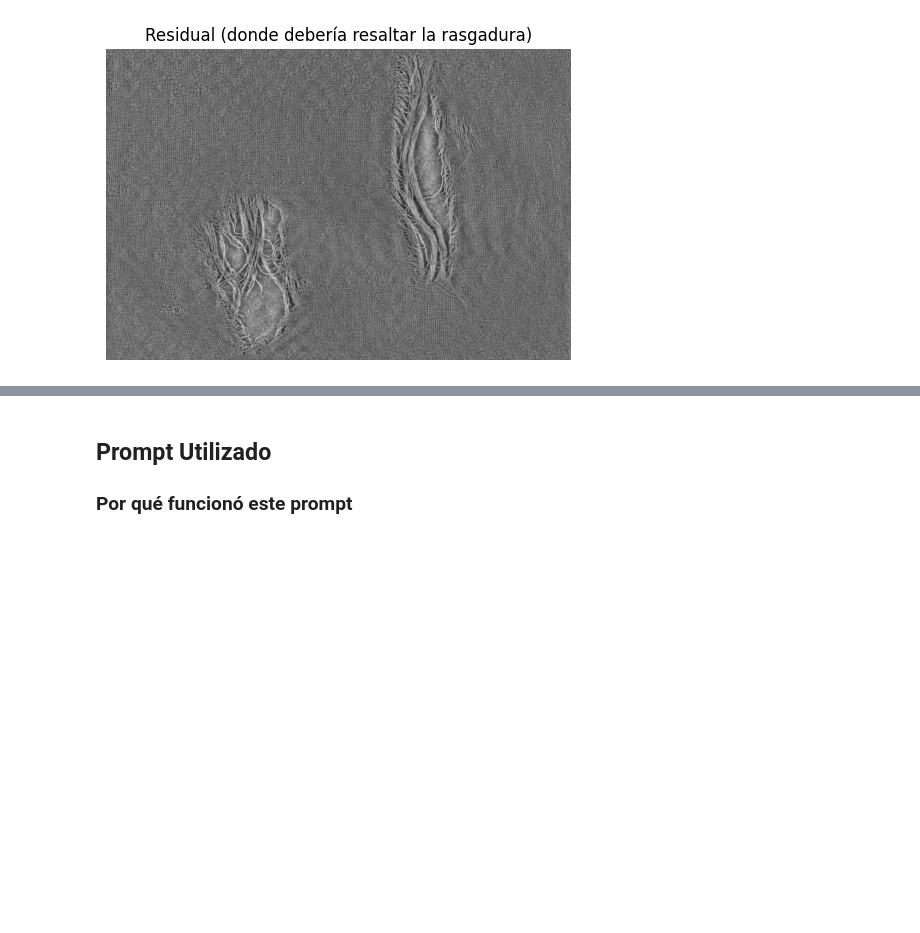
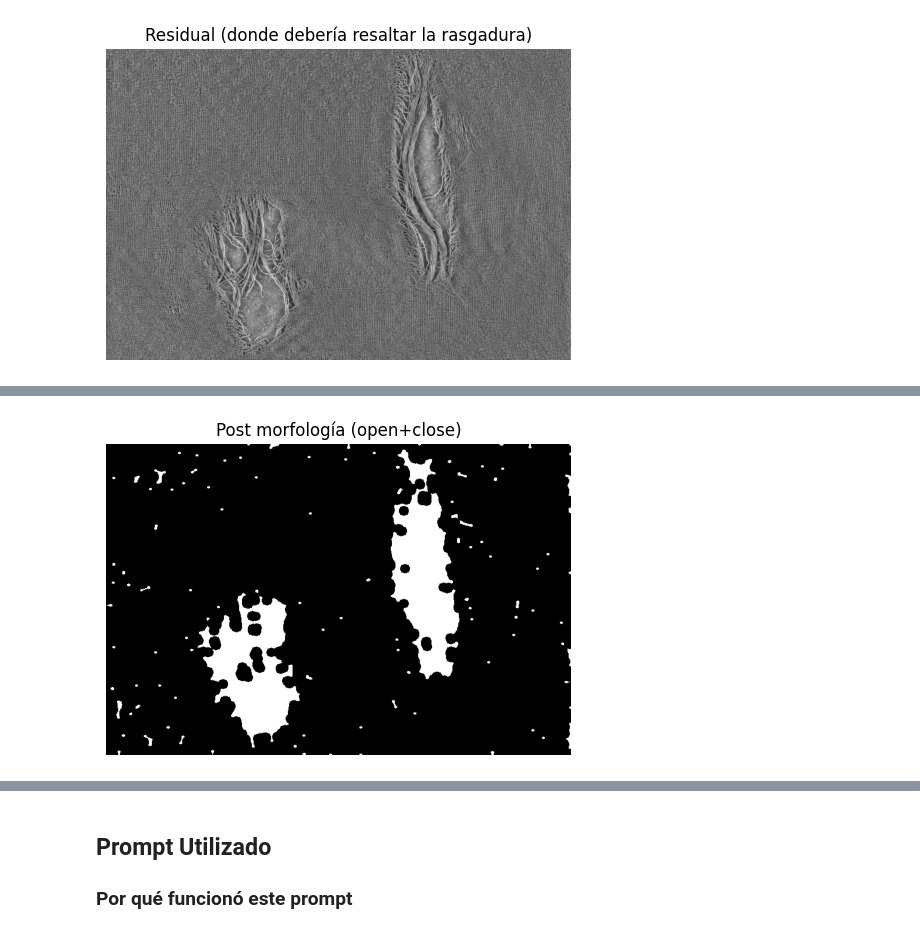
Before and after one commit to paulabaal12/LAB2-VCP, a Jupyter notebook: main.ipynb, the cells around one changed output, grey strips where cells are left out. Saved outputs shown, nothing was run; the diff lists cells and outputs as text; code cells hidden in the pictures; blank space fills up the shorter version.

```diff
--- a/main.ipynb
+++ b/main.ipynb
@@ -118,0 +134,10 @@ show(residual, "Residual (donde debería resaltar la rasgadura)")
+# %%
+k1 = cv2.getStructuringElement(cv2.MORPH_ELLIPSE, (5, 5))
+k2 = cv2.getStructuringElement(cv2.MORPH_ELLIPSE, (9, 9))
+
+mask = cv2.morphologyEx(mask0, cv2.MORPH_OPEN, k1, iterations=1)
+mask = cv2.morphologyEx(mask, cv2.MORPH_CLOSE, k2, iterations=2)
+
+show(mask, "Post morfología (open+close)")
+# %% [output]
+[figure, added]
```
Also changed, not shown: parts of 4 cells of this notebook.
